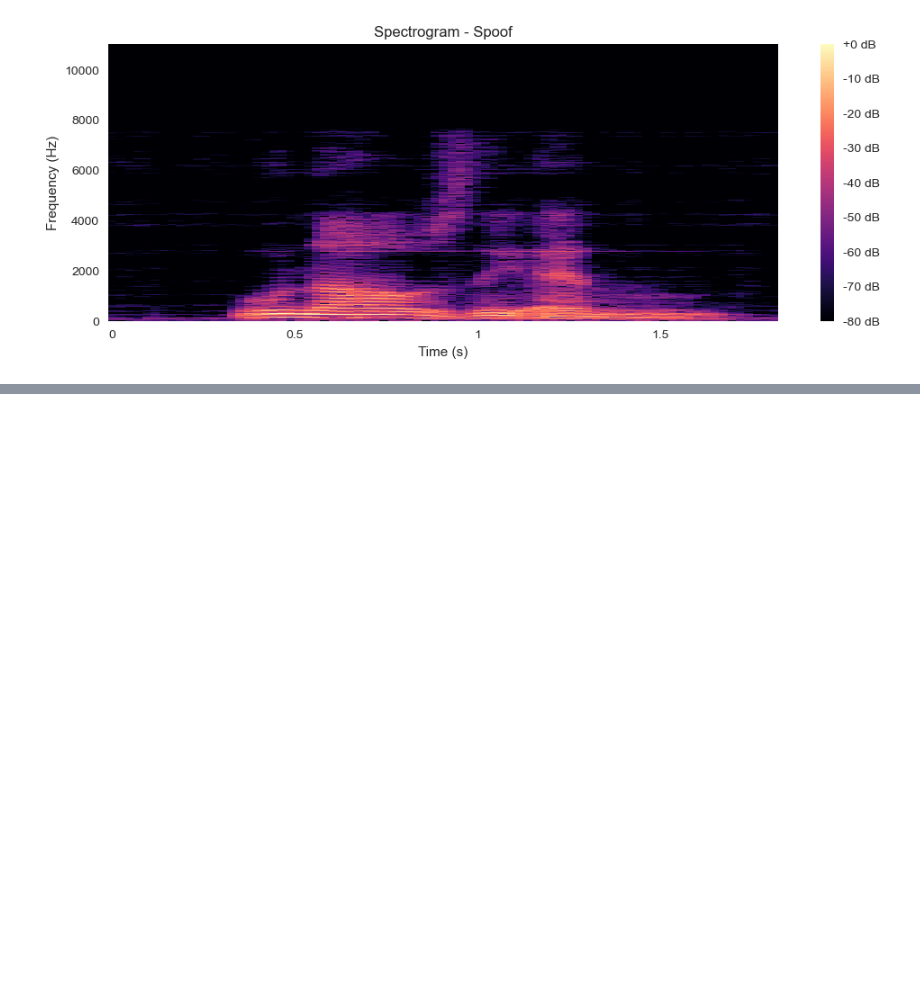
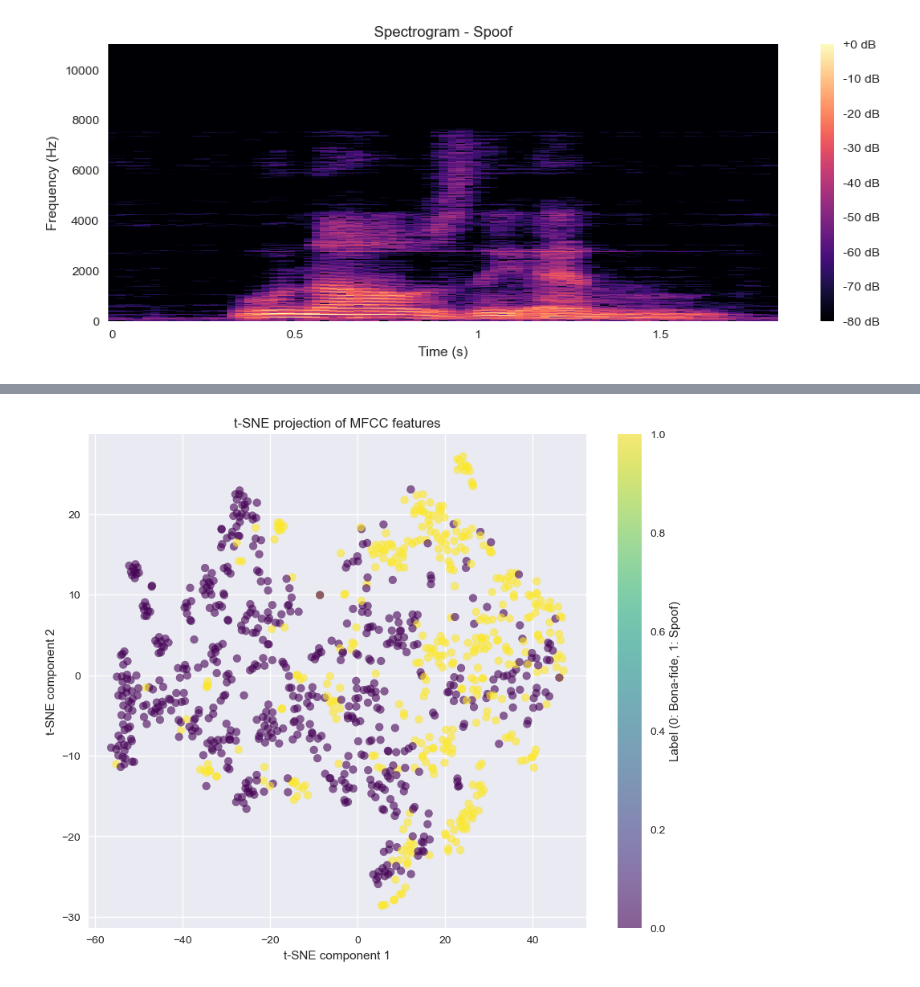
Before and after one commit to dntAtMe/deepfake-analysis, a Jupyter notebook: utils/dataset/inthewild_visualizer.ipynb, the cells around one changed output, grey strips where cells are left out. Saved outputs shown, nothing was run; the diff lists cells and outputs as text; code cells hidden in the pictures; blank space fills up the shorter version.

```diff
--- a/utils/dataset/inthewild_visualizer.ipynb
+++ b/utils/dataset/inthewild_visualizer.ipynb
@@ -193,0 +203,22 @@ plt.show()
+# %%
+# Project MFCC features to 2D using t-SNE
+from sklearn.manifold import TSNE
+
+# Prepare MFCC features
+X = np.array(features_df['mfcc_mean'].tolist())
+y = features_df['label']
+
+# Apply t-SNE
+tsne = TSNE(n_components=2, random_state=42)
+X_tsne = tsne.fit_transform(X)
+
+# Create scatter plot
+plt.figure(figsize=(10, 8))
+scatter = plt.scatter(X_tsne[:, 0], X_tsne[:, 1], c=y, cmap='viridis', alpha=0.6)
+plt.colorbar(scatter, label='Label (0: Bona-fide, 1: Spoof)')
+plt.title('t-SNE projection of MFCC features')
+plt.xlabel('t-SNE component 1')
+plt.ylabel('t-SNE component 2')
+plt.show()
+# %% [output]
+[figure, added]
```
Also changed, not shown: parts of 8 cells of this notebook.
